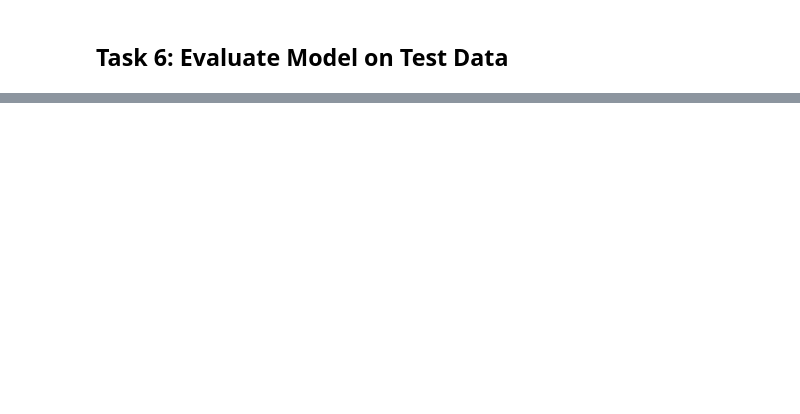
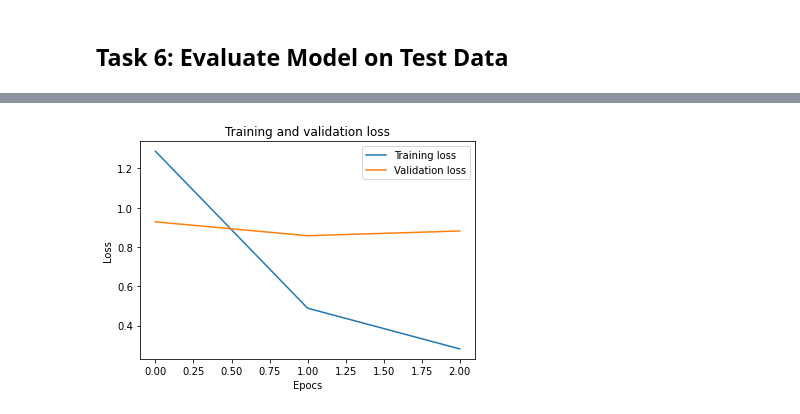
Before and after one commit to MargoSolo/Build-Multilayer-Perceptron-Models-with-Keras, a Jupyter notebook: Learner_Notebook.ipynb, the cells around one changed output, grey strips where cells are left out. Saved outputs shown, nothing was run; the diff lists cells and outputs as text; code cells hidden in the pictures; blank space fills up the shorter version.

```diff
--- a/Learner_Notebook.ipynb
+++ b/Learner_Notebook.ipynb
@@ -21,0 +44,4 @@ print('Tensorflow version:', tf.__version__)
+# %%
+y_train = tf.keras.utils.to_categorical(y_train, num_class)
+y_test =tf.keras.utils.to_categorical(y_test, num_class)
+x_train.shape, x_test.shape
@@ -22,2 +50,11 @@ print('Tensorflow version:', tf.__version__)
 # %% [markdown]
 ## Task 4: Build Multilayer Perceptron Model
+# %%
+model = Sequential([
+    Dense(512, input_shape = (10000,)),
+    Activation('relu'),
+    Dropout(0.5),
+    Dense(num_class),
+    Activation('softmax')
+])
+model.summary()
@@ -24,2 +80,15 @@ print('Tensorflow version:', tf.__version__)
 # %% [markdown]
 ## Task 5: Train Model
+# %%
+from tensorflow.keras.callbacks import EarlyStopping
+es = EarlyStopping(monitor='val_loss', verbose=1,mode='min')
+
+model.compile(optimizer = 'adam',
+             loss='categorical_crossentropy',
+             metrics = ['accuracy'])
+# %%
+history = model.fit(x_train, y_train,
+                    epochs=100,
+                    batch_size=32,
+                    validation_split = 0.1,
+                    callbacks=[es])
@@ -27,0 +110,10 @@ print('Tensorflow version:', tf.__version__)
+# %%
+plt.plot(history.history['loss'], label = "Training loss")
+plt.plot(history.history['val_loss'], label = "Validation loss")
+plt.title('Training and validation loss')
+plt.xlabel('Epocs')
+plt.ylabel('Loss')
+plt.legend()
+plt.show()
+# %% [output]
+[figure, added]
```
Also changed, not shown: parts of 10 cells of this notebook.
